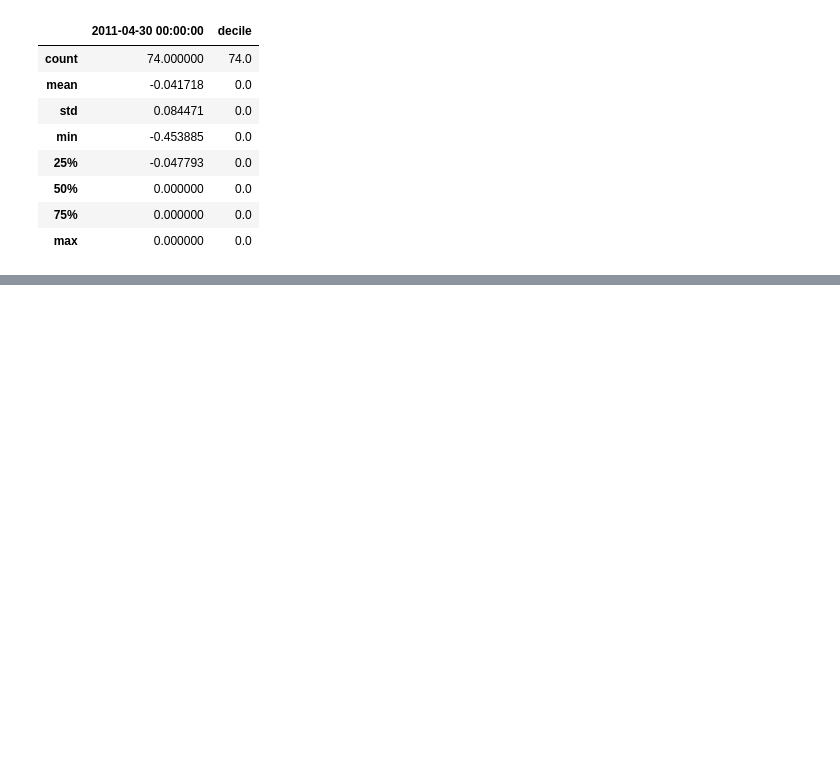
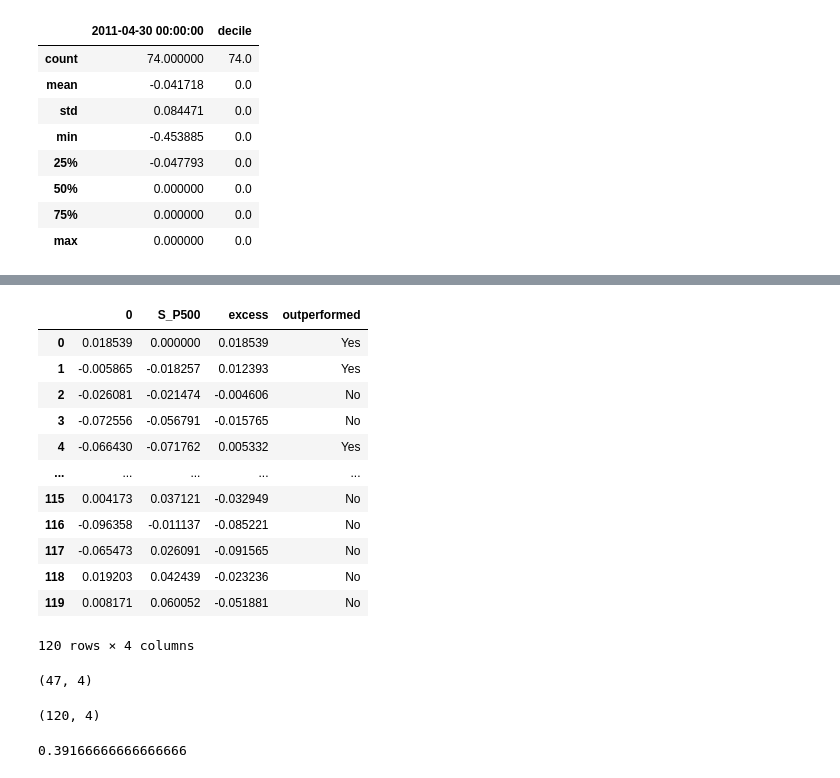
Before and after one commit to ChengyuanSha/Finance-Momentum, a Jupyter notebook: S&P 500 Momentum.ipynb, the cells around one changed output, grey strips where cells are left out. Saved outputs shown, nothing was run; the diff lists cells and outputs as text; code cells hidden in the pictures; blank space fills up the shorter version.

```diff
--- a/S&P 500 Momentum.ipynb
+++ b/S&P 500 Momentum.ipynb
@@ -178,0 +206,36 @@ return_df[return_df['decile'] == 1].describe()
+# %%
+frame = pd.DataFrame(profits)
+# %%
+frame['S_P500'] = SP_monthly_return.values
+# %%
+frame['excess'] = frame.iloc[:,0] - frame.iloc[:,1]
+# %%
+frame['outperformed'] = ['Yes' if i > 0 else 'No' for i in frame.excess]
+# %%
+frame
+# %% [output]
+|  | 0 | S_P500 | excess | outperformed |
+| 0 | 0.018539 | 0.000000 | 0.018539 | Yes |
+| 1 | -0.005865 | -0.018257 | 0.012393 | Yes |
+| 2 | -0.026081 | -0.021474 | -0.004606 | No |
+| 3 | -0.072556 | -0.056791 | -0.015765 | No |
+| 4 | -0.066430 | -0.071762 | 0.005332 | Yes |
+| ... | ... | ... | ... | ... |
+| 115 | 0.004173 | 0.037121 | -0.032949 | No |
+| 116 | -0.096358 | -0.011137 | -0.085221 | No |
+| 117 | -0.065473 | 0.026091 | -0.091565 | No |
+| 118 | 0.019203 | 0.042439 | -0.023236 | No |
+| 119 | 0.008171 | 0.060052 | -0.051881 | No |
+120 rows × 4 columns
+# %%
+frame[frame.outperformed == "Yes"].shape
+# %% [output]
+(47, 4)
+# %%
+frame.shape
+# %% [output]
+(120, 4)
+# %%
+47/120
+# %% [output]
+0.39166666666666666
```
Also changed, not shown: parts of 6 cells of this notebook.
